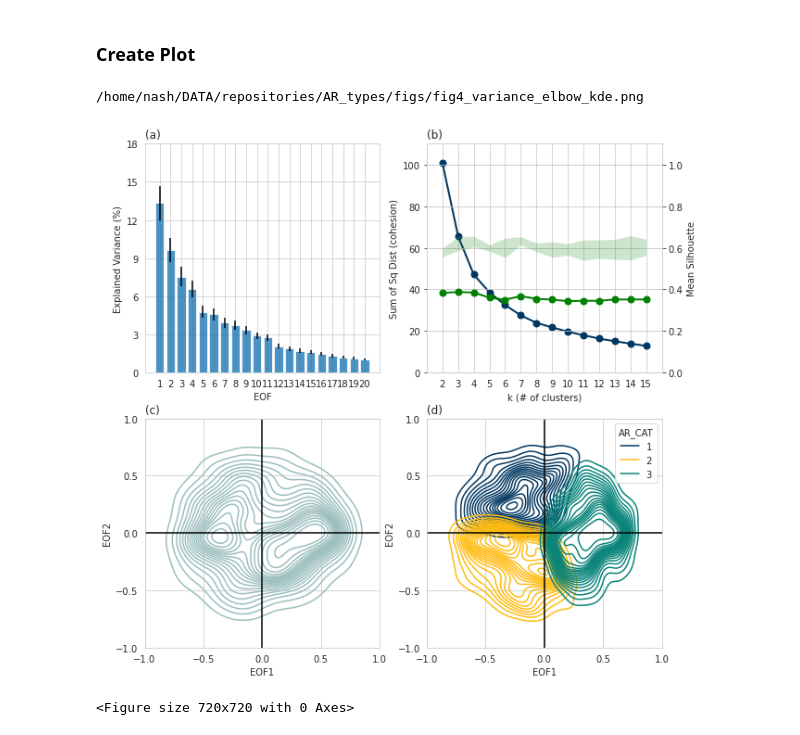
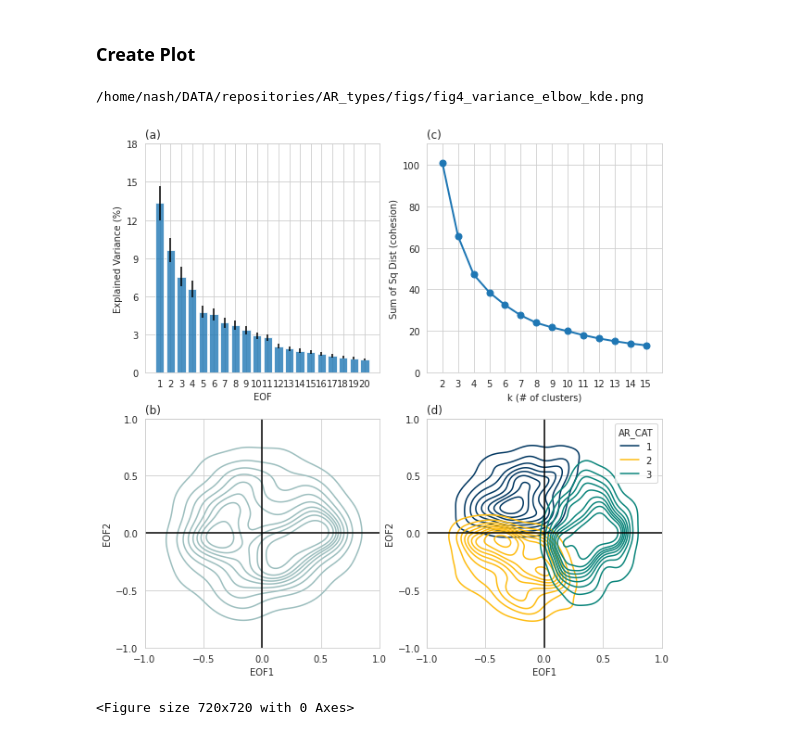
Before and after one commit to dlnash/AR_types, a Jupyter notebook: analysis/fig4_variance_elbow_plots.ipynb, the cells around one changed output. Saved outputs shown, nothing was run; the diff lists cells and outputs as text; code cells hidden in the pictures.

```diff
--- a/analysis/fig4_variance_elbow_plots.ipynb
+++ b/analysis/fig4_variance_elbow_plots.ipynb
@@ -159,7 +159,7 @@ ax.set_title('(a)', loc='left')
 ax = fig.add_subplot(nrows, ncols, 2)
 kclusters = kclusters_lst[k]
 coh = cohesion_lst[k][0]
-ax.plot(kclusters, coh, marker='o', linewidth=2.0, markersize=7.0)
+ax.plot(kclusters, coh, marker='o', linewidth=2.0, markersize=7.0, color='tab:blue')
 ax.set_ylabel('Sum of Sq Dist (cohesion)')
 ax.set_xlabel('k (# of clusters)')
 ax.set_xticks(kclusters)
@@ -167,23 +167,23 @@ ax.set_xticks(kclusters)
 ax.set_xlim(1., kmax+1)
 ax.set_ylim(0, 110)
 ax.set_xticks(kclusters)
-ax.set_title('(b)', loc='left')
+ax.set_title('(c)', loc='left')
 
-ax2 = ax.twinx()
-sil = silhouette_lst[k][0]
-lower = lower_lst[k][0]
-upper = upper_lst[k][0]
-ax2.plot(kclusters, sil, c='g', marker='o', linewidth=2.0, markersize=7.0)
-ax2.fill_between(kclusters, lower, upper, fc='g', ec=None, alpha=0.2)
-ax2.set_ylabel('Mean Silhouette')
-ax2.set_xlabel('k (# of clusters)')
-ax2.set_xlim(1., kmax+1)
-ax2.set_ylim(0, 1.1)
-ax2.set_xticks(kclusters)
+# ax2 = ax.twinx()
+# sil = silhouette_lst[k][0]
+# lower = lower_lst[k][0]
+# upper = upper_lst[k][0]
+# ax2.plot(kclusters, sil, c='g', marker='o', linewidth=2.0, markersize=7.0)
+# ax2.fill_between(kclusters, lower, upper, fc='g', ec=None, alpha=0.2)
+# ax2.set_ylabel('Mean Silhouette')
+# ax2.set_xlabel('k (# of clusters)')
+# ax2.set_xlim(1., kmax+1)
+# ax2.set_ylim(0, 1.1)
+# ax2.set_xticks(kclusters)
 
 ## KDE Plots
 # Set custom color palette
-levs = 20
+levs = 10
 colors = ["#9CBEBE", "#047C91"] # mist, aqua
 sns.set_palette(sns.color_palette(colors))
 ax = fig.add_subplot(nrows, ncols, 3)
@@ -192,35 +192,35 @@ g = sns.kdeplot(data=df, x="EOF1", y="EOF2", fill=False, ax = ax, levels=levs)
 ax.set_title(plt_lbl1[k], loc='left')
 ax.set_xticks(np.arange(-1.0, 1.5, 0.5))
 ax.set_yticks(np.arange(-1.0, 1.5, 0.5))
 ax.set_ylim(-1.0, 1.0)
 ax.set_xlim(-1.0, 1.0)
 ax.axhline(0, color='k')
 ax.axvline(0, color='k')
-ax.set_title('(c)', loc='left')
+ax.set_title('(b)', loc='left')
 
 ax = fig.add_subplot(nrows, ncols, 4)
 colors = ["#003660", "#FEBC11", "#09847A"] # navy, gold, sea green
 g = sns.kdeplot(data=df, x="EOF1", y="EOF2", hue="AR_CAT",  fill=False, ax = ax, palette=sns.color_palette(colors), levels=levs)
 ax.set_title(plt_lbl2[k], loc='left')
 ax.set_xticks(np.arange(-1.0, 1.5, 0.5))
 ax.set_yticks(np.arange(-1.0, 1.5, 0.5))
 ax.axhline(0, color='k')
 ax.axvline(0, color='k')
 ax.set_ylim(-1.0, 1.0)
 ax.set_xlim(-1.0, 1.0)
 ax.set_title('(d)', loc='left')
 
 
 # Save the figure
 fig.savefig('%s.%s' % (fname, fmt), bbox_inches='tight', dpi=fig.dpi)
 fig.clf()
 
 plotFile = fname + '.png'
 print(plotFile)
 display(Image(plotFile))
 # %% [output]
 /home/nash/DATA/repositories/AR_types/figs/fig4_variance_elbow_kde.png
-[figure, old version]
+[figure, new version]
 <Figure size 720x720 with 0 Axes>
 # %%
 ## test different clusters for categorized kde
```
